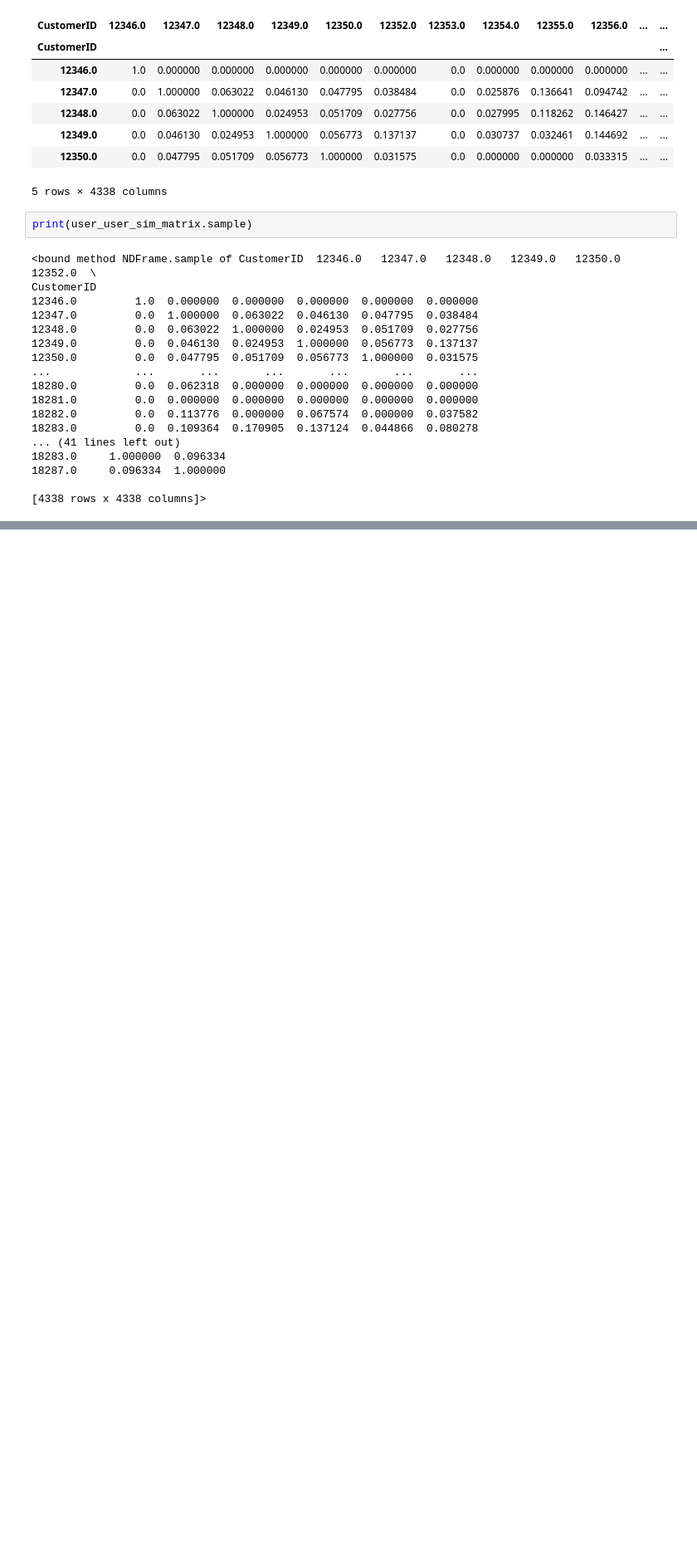
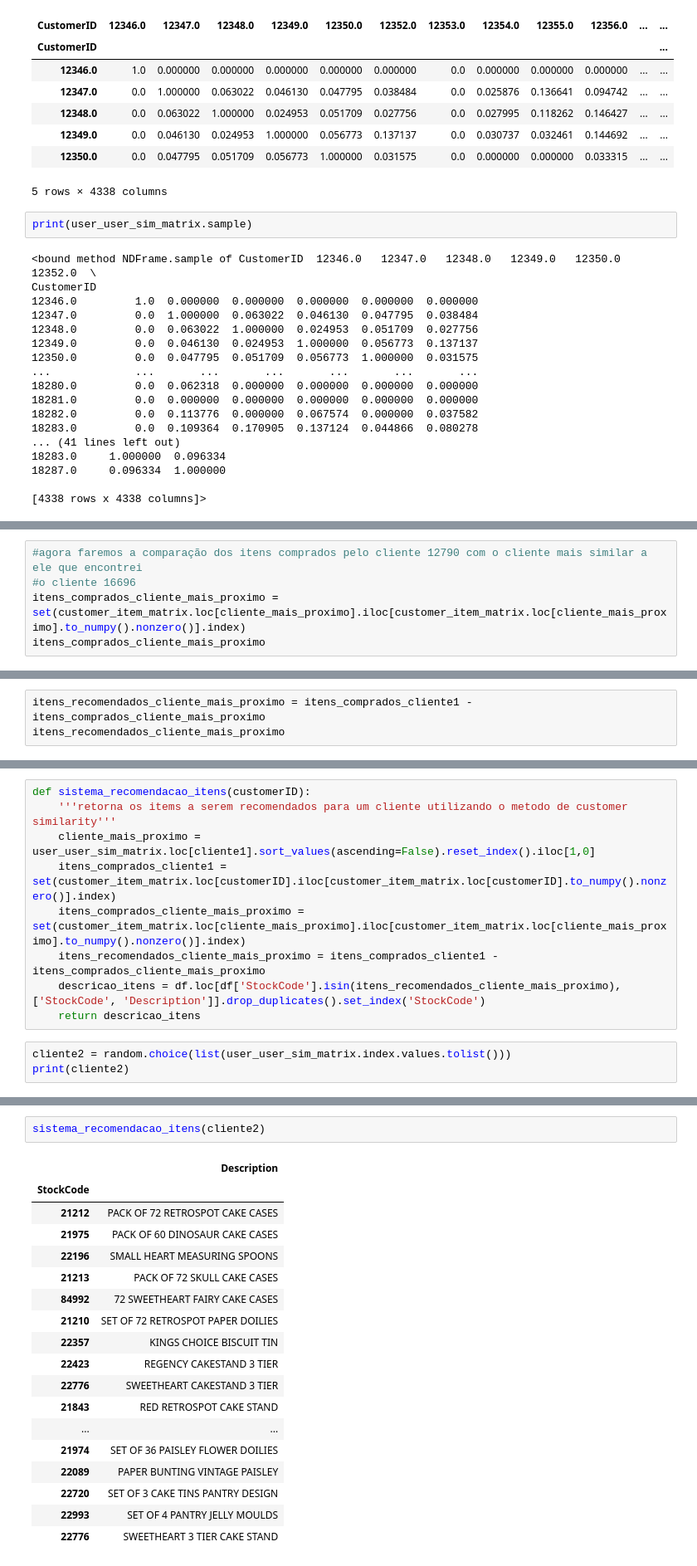
Before and after one commit to lucasmirachi/sistema-de-recomendacao, a Jupyter notebook: Sistema de Recomendação.ipynb, the cells around one changed output, grey strips where cells are left out. Shown: that part at 83% size. Saved outputs shown, nothing was run; the diff lists cells and outputs as text; blank space fills up the shorter version.

```diff
--- a/Sistema de Recomendação.ipynb
+++ b/Sistema de Recomendação.ipynb
@@ -274,0 +302,5 @@ Nesse caso, o cliente mais similar ao cliente1 (CustomerID 12790) é com cliente
+# %%
+#agora faremos a comparação dos itens comprados pelo cliente 12790 com o cliente mais similar a ele que encontrei
+#o cliente 16696
+itens_comprados_cliente_mais_proximo = set(customer_item_matrix.loc[cliente_mais_proximo].iloc[customer_item_matrix.loc[cliente_mais_proximo].to_numpy().nonzero()].index)
+itens_comprados_cliente_mais_proximo
@@ -274,0 +315,3 @@ Nesse caso, o cliente mais similar ao cliente1 (CustomerID 12790) é com cliente
+# %%
+itens_recomendados_cliente_mais_proximo = itens_comprados_cliente1 - itens_comprados_cliente_mais_proximo
+itens_recomendados_cliente_mais_proximo
@@ -274,0 +357,12 @@ Nesse caso, o cliente mais similar ao cliente1 (CustomerID 12790) é com cliente
+# %%
+def sistema_recomendacao_itens(customerID):
+    '''retorna os items a serem recomendados para um cliente utilizando o metodo de customer similarity'''
+    cliente_mais_proximo = user_user_sim_matrix.loc[cliente1].sort_values(ascending=False).reset_index().iloc[1,0]
+    itens_comprados_cliente1 = set(customer_item_matrix.loc[customerID].iloc[customer_item_matrix.loc[customerID].to_numpy().nonzero()].index)
+    itens_comprados_cliente_mais_proximo = set(customer_item_matrix.loc[cliente_mais_proximo].iloc[customer_item_matrix.loc[cliente_mais_proximo].to_numpy().nonzero()].index)
+    itens_recomendados_cliente_mais_proximo = itens_comprados_cliente1 - itens_comprados_cliente_mais_proximo
+    descricao_itens = df.loc[df['StockCode'].isin(itens_recomendados_cliente_mais_proximo), ['StockCode', 'Description']].drop_duplicates().set_index('StockCode')
+    return descricao_itens
+# %%
+cliente2 = random.choice(list(user_user_sim_matrix.index.values.tolist()))
+print(cliente2)
@@ -274,0 +371,21 @@ Nesse caso, o cliente mais similar ao cliente1 (CustomerID 12790) é com cliente
+# %%
+sistema_recomendacao_itens(cliente2)
+# %% [output]
+|  | Description |
+| StockCode |  |
+| 21212 | PACK OF 72 RETROSPOT CAKE CASES |
+| 21975 | PACK OF 60 DINOSAUR CAKE CASES |
+| 22196 | SMALL HEART MEASURING SPOONS |
+| 21213 | PACK OF 72 SKULL CAKE CASES |
+| 84992 | 72 SWEETHEART FAIRY CAKE CASES |
+| 21210 | SET OF 72 RETROSPOT PAPER DOILIES |
+| 22357 | KINGS CHOICE BISCUIT TIN |
+| 22423 | REGENCY CAKESTAND 3 TIER |
+| 22776 | SWEETHEART CAKESTAND 3 TIER |
+| 21843 | RED RETROSPOT CAKE STAND |
+| ... | ... |
+| 21974 | SET OF 36 PAISLEY FLOWER DOILIES |
+| 22089 | PAPER BUNTING VINTAGE PAISLEY |
+| 22720 | SET OF 3 CAKE TINS PANTRY DESIGN |
+| 22993 | SET OF 4 PANTRY JELLY MOULDS |
+| 22776 | SWEETHEART 3 TIER CAKE STAND |
```
Also changed, not shown: parts of 19 cells of this notebook.
